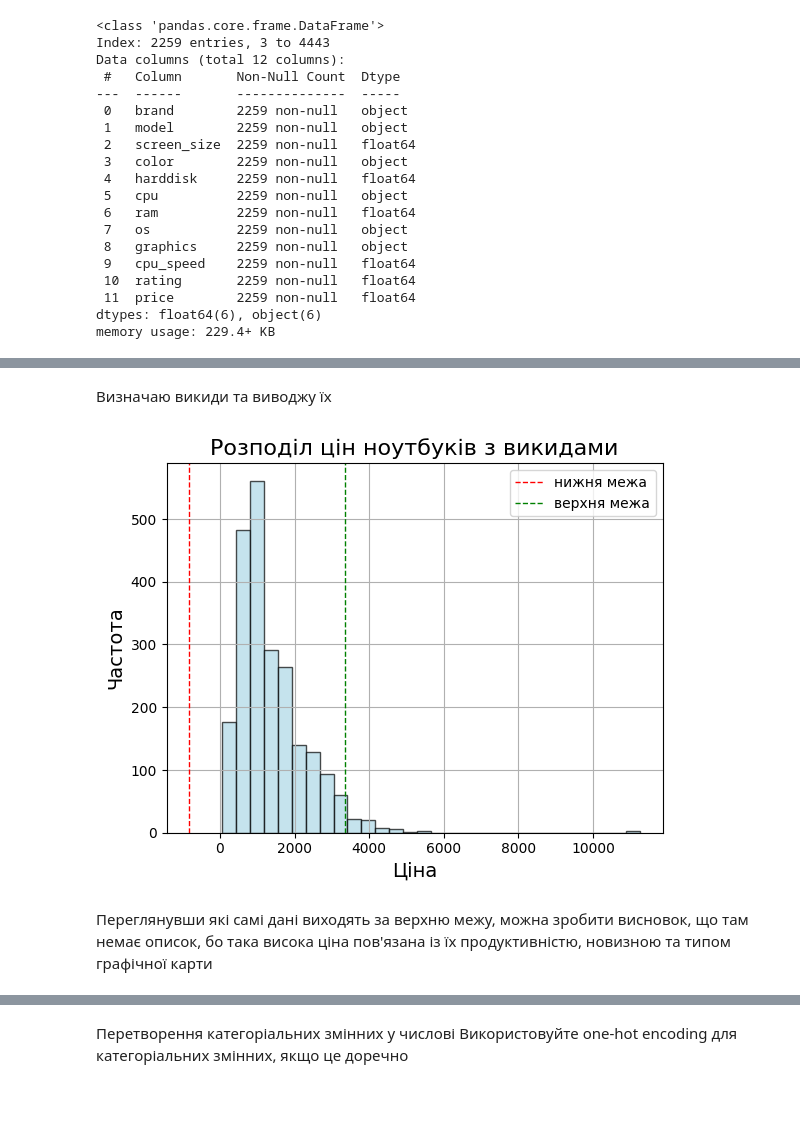
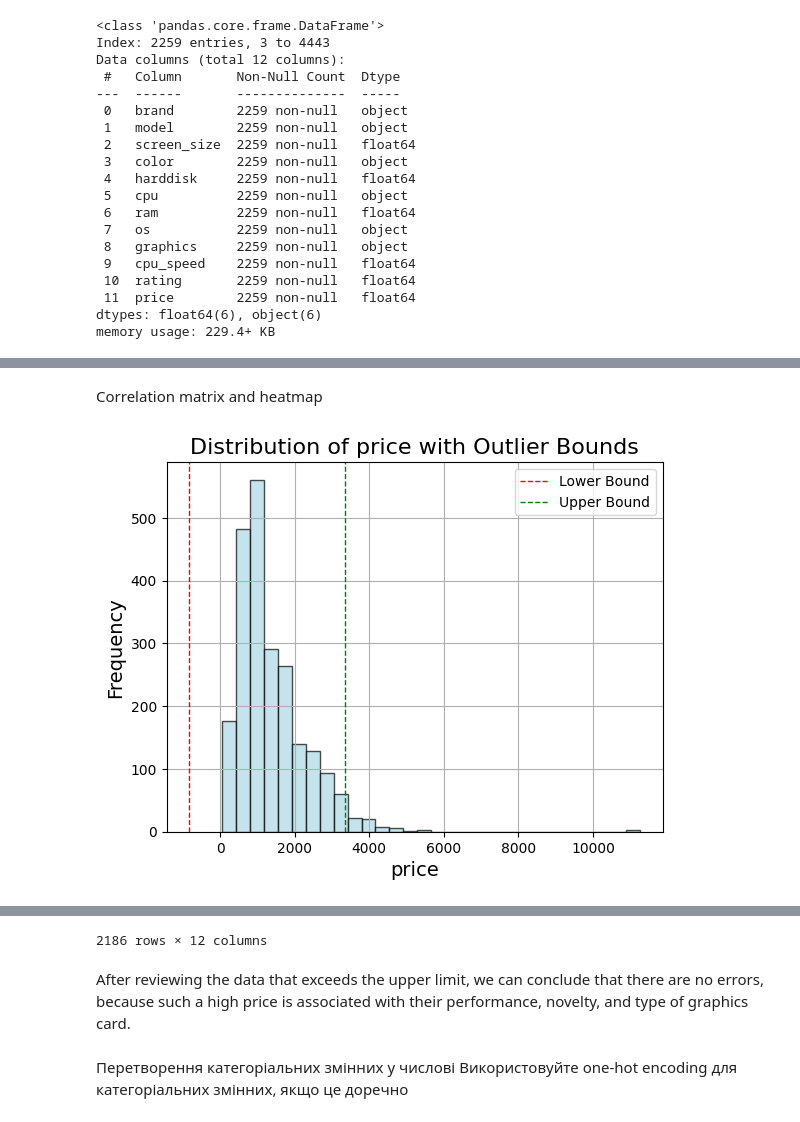
Before and after one commit to vavi00/portfolio_for_pr, a Jupyter notebook: python_skills_analise/data_sets_analise/analise_amazon_laptop_prices.ipynb, the cells around one changed output, grey strips where cells are left out. Saved outputs shown, nothing was run; the diff lists cells and outputs as text; code cells hidden in the pictures.

```diff
--- a/python_skills_analise/data_sets_analise/analise_amazon_laptop_prices.ipynb
+++ b/python_skills_analise/data_sets_analise/analise_amazon_laptop_prices.ipynb
@@ -284,23 +292,26 @@ memory usage: 229.4+ KB
 # %%
-def remove_outliers(df, column):
+def remove_outliers(df, column, plot=False):
     Q1 = df[column].quantile(0.25)
     Q3 = df[column].quantile(0.75)
     IQR = Q3 - Q1
     lower_bound = Q1 - 1.5 * IQR
     upper_bound = Q3 + 1.5 * IQR
+
+    if plot:
+        plt.hist(df[column], bins=30, color='lightblue', edgecolor='black', alpha=0.7)
+        plt.axvline(lower_bound, color='red', linestyle='dashed', linewidth=1, label='Lower Bound')
+        plt.axvline(upper_bound, color='green', linestyle='dashed', linewidth=1, label='Upper Bound')
+        plt.title(f'Distribution of {column} with Outlier Bounds', fontsize=16)
+        plt.xlabel(column, fontsize=14)
+        plt.ylabel('Frequency', fontsize=14)
+        plt.legend()
+        plt.grid()
+        plt.show()
+
     return df[(df[column] >= lower_bound) & (df[column] <= upper_bound)]
-# %% [markdown]
-Визначаю викиди та виводжу їх
-# %%
-plt.hist(df['price'], bins=30, color='lightblue', edgecolor='black', alpha=0.7)
-plt.axvline(lower_bound, color='red', linestyle='dashed', linewidth=1, label='нижня межа')
-plt.axvline(upper_bound, color='green', linestyle='dashed', linewidth=1, label='верхня межа')
-plt.title('Розподіл цін ноутбуків з викидами', fontsize=16)
-plt.xlabel('Ціна', fontsize=14)
-plt.ylabel('Частота', fontsize=14)
-plt.legend()
-plt.grid()
-# %% [output]
-[figure, removed]
-# %% [markdown]
-Переглянувши які самі дані виходять за верхню межу, можна зробити висновок, що там немає описок, бо така висока ціна пов'язана із їх продуктивністю, новизною та типом графічної карти
+# %% [markdown]
+Correlation matrix and heatmap
+# %%
+remove_outliers(df, 'price', plot=True)
+# %% [output]
+[figure, added]
@@ -307,3 +330,6 @@ plt.grid()
+2186 rows × 12 columns
+# %% [markdown]
+After reviewing the data that exceeds the upper limit, we can conclude that there are no errors, because such a high price is associated with their performance, novelty, and type of graphics card.
 # %% [markdown]
 Перетворення категоріальних змінних у числові
 Використовуйте one-hot encoding для категоріальних змінних, якщо це доречно
```
Also changed, not shown: parts of 38 cells of this notebook.
